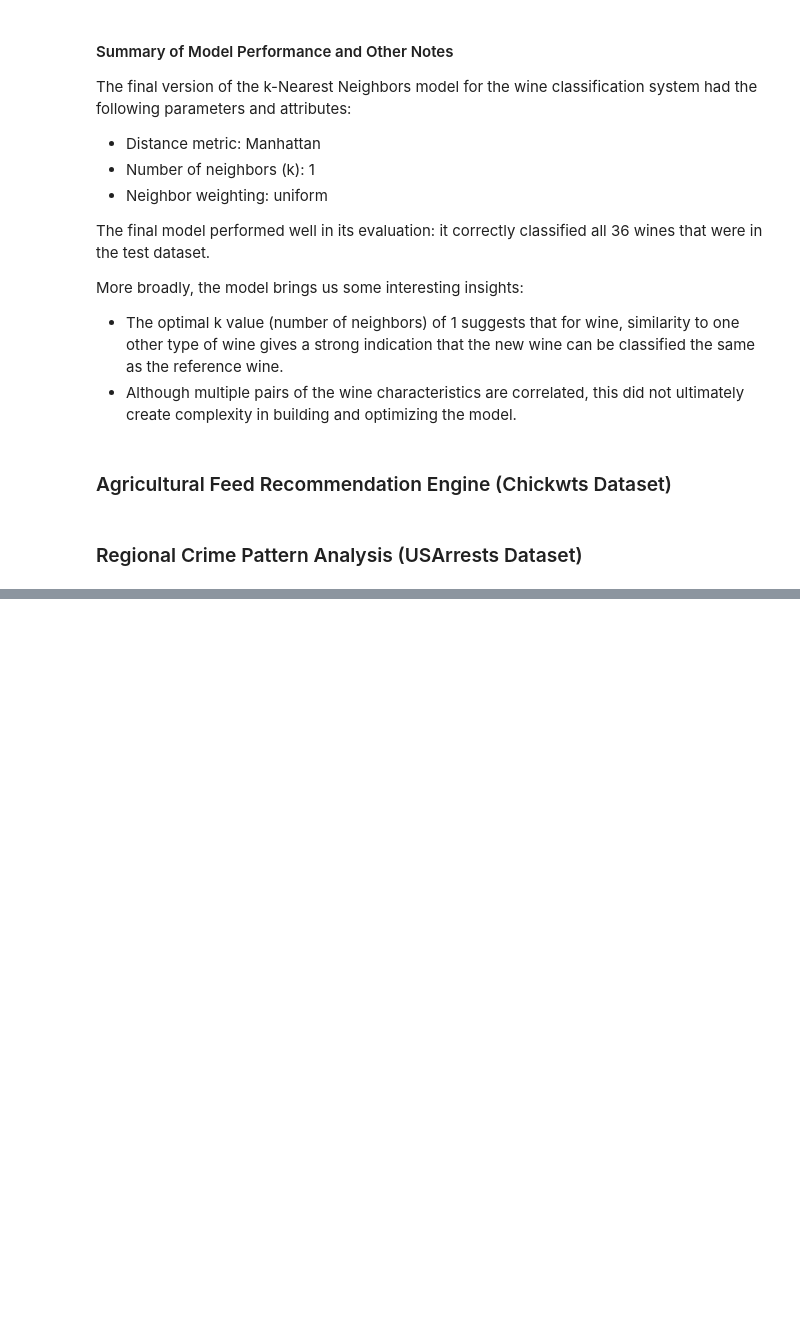
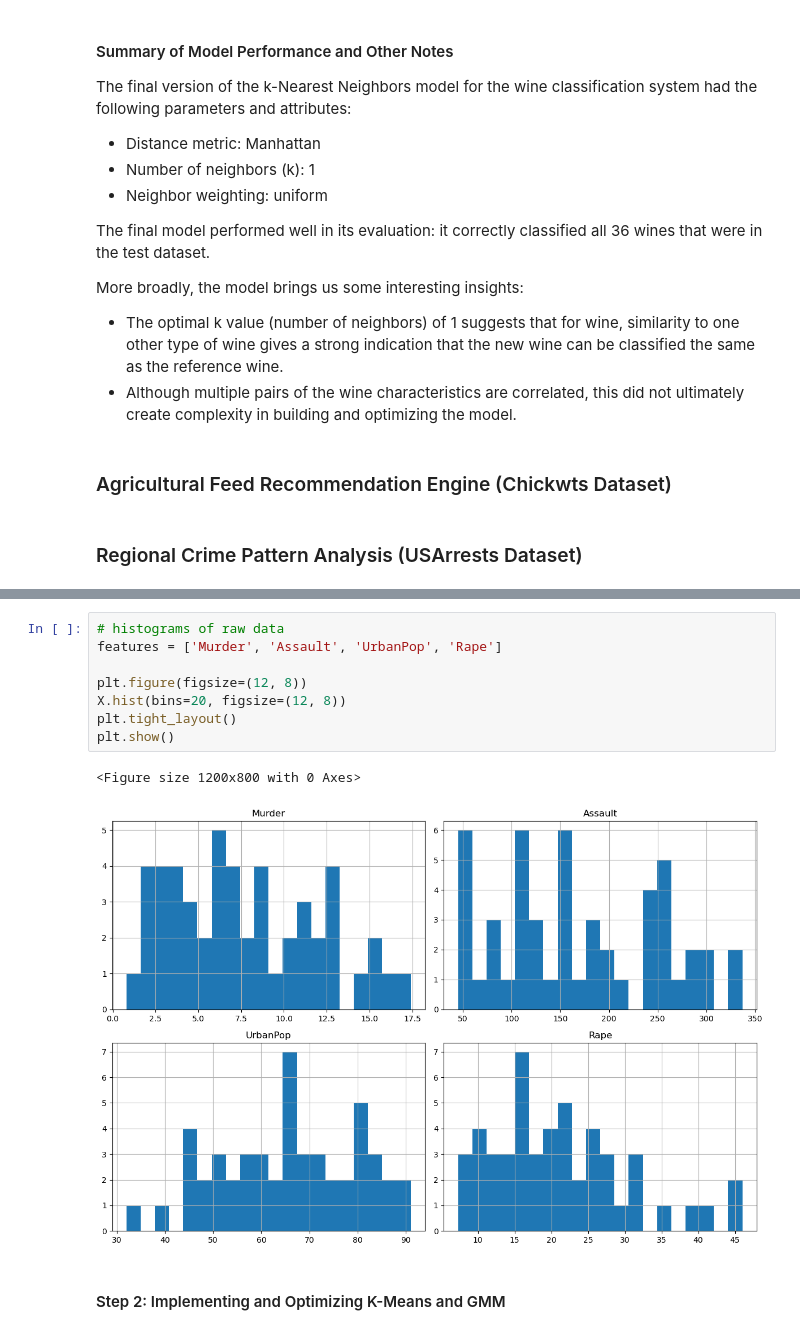
Before and after one commit to marhas109/ds08_all, a Jupyter notebook: mod8_summative_lab.ipynb, the cells around one changed output, grey strips where cells are left out. Saved outputs shown, nothing was run; the diff lists cells and outputs as text; blank space fills up the shorter version.

```diff
--- a/mod8_summative_lab.ipynb
+++ b/mod8_summative_lab.ipynb
@@ -243,0 +292,13 @@ More broadly, the model brings us some interesting insights:
+# %%
+# histograms of raw data
+features = ['Murder', 'Assault', 'UrbanPop', 'Rape']
+
+plt.figure(figsize=(12, 8))
+X.hist(bins=20, figsize=(12, 8))
+plt.tight_layout()
+plt.show()
+# %% [output]
+<Figure size 1200x800 with 0 Axes>
+[figure, added]
+# %% [markdown]
+#### Step 2: Implementing and Optimizing K-Means and GMM
```
Also changed, not shown: parts of 28 cells of this notebook.
